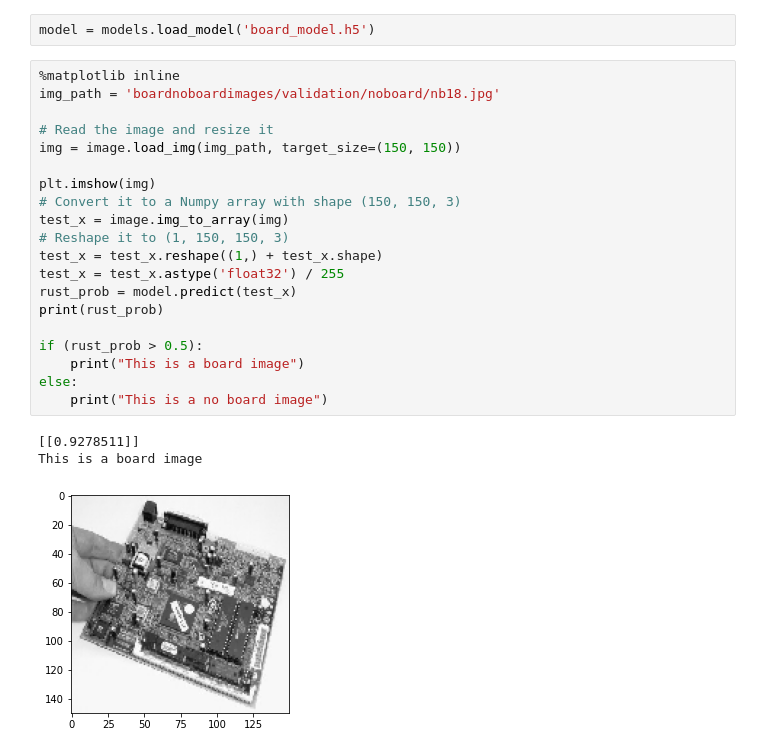
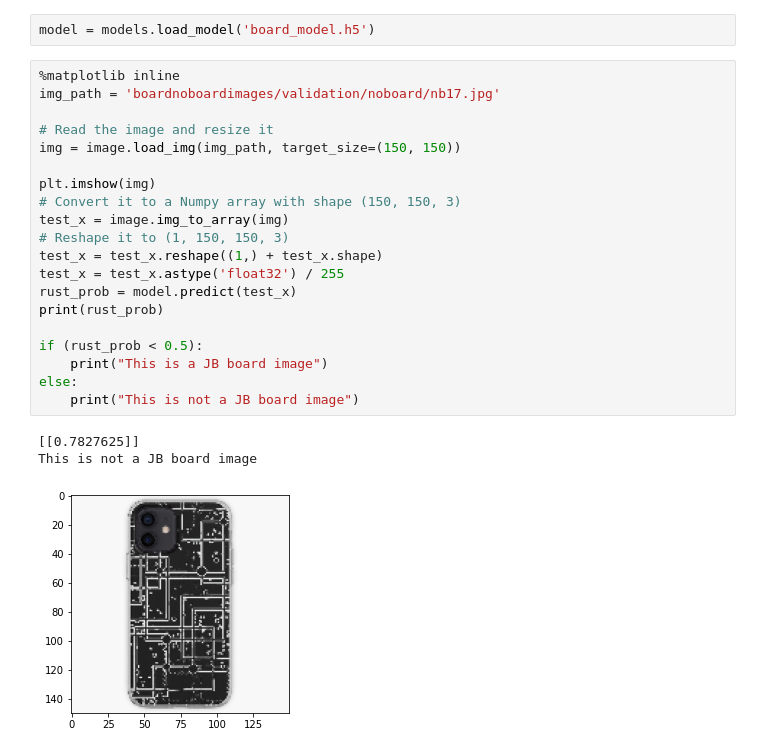
Before and after one commit to andresu13/tf_objectdetection, a Jupyter notebook: project.ipynb, the cells around one changed output. Cells and saved outputs as stored; diff of their text form.

```diff
--- a/project.ipynb
+++ b/project.ipynb
@@ -248,25 +273,25 @@ model.save('board_model.h5')
 model = models.load_model('board_model.h5')
 # %%
 %matplotlib inline
-img_path = 'boardnoboardimages/validation/noboard/nb18.jpg'
+img_path = 'boardnoboardimages/validation/noboard/nb17.jpg'
 
 # Read the image and resize it
 img = image.load_img(img_path, target_size=(150, 150))
 
 plt.imshow(img)
 # Convert it to a Numpy array with shape (150, 150, 3)
 test_x = image.img_to_array(img)
 # Reshape it to (1, 150, 150, 3)
 test_x = test_x.reshape((1,) + test_x.shape)
 test_x = test_x.astype('float32') / 255
 rust_prob = model.predict(test_x)
 print(rust_prob)
 
-if (rust_prob > 0.5):
-    print("This is a board image")
+if (rust_prob < 0.5):
+    print("This is a JB board image")
 else:
-    print("This is a no board image")
+    print("This is not a JB board image")
 # %% [output]
-[[0.9278511]]
-This is a board image
+[[0.7827625]]
+This is not a JB board image
-[figure, old version]
+[figure, new version]
```
Also changed, not shown: parts of 7 cells of this notebook, 5 other files.
